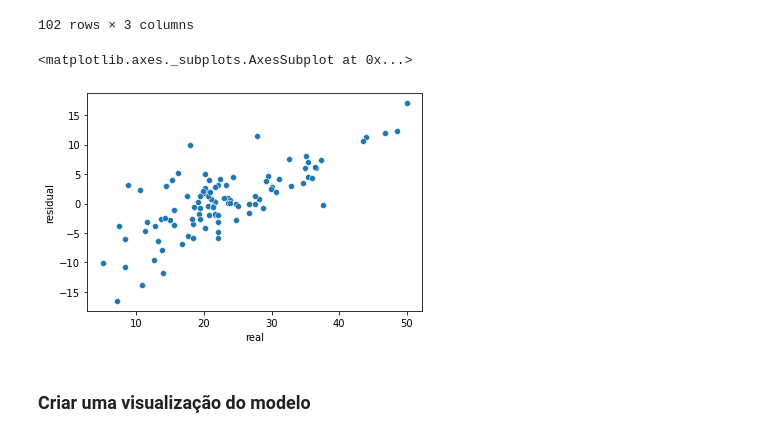
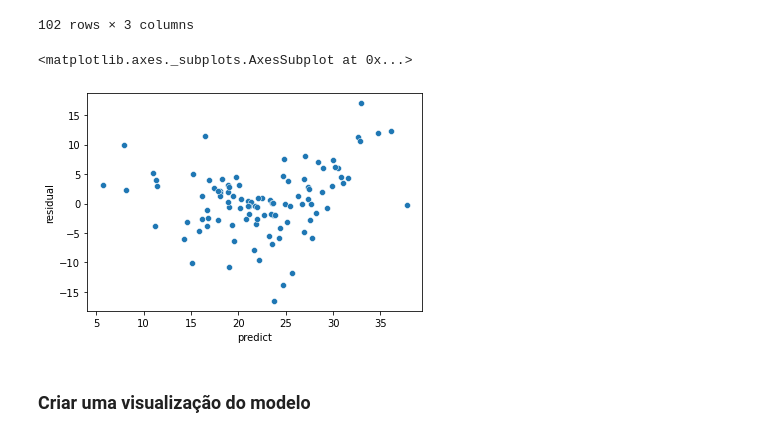
Before and after one commit to abakashi/dinamica_dex04_day05, a Jupyter notebook: Exercicio1_reg_linear.ipynb, the cells around one changed output. Saved outputs shown, nothing was run; the diff lists cells and outputs as text; code cells hidden in the pictures.

```diff
--- a/Exercicio1_reg_linear.ipynb
+++ b/Exercicio1_reg_linear.ipynb
@@ -273,10 +273,10 @@ residuals
 | 320 | 23.8 | 23.671702 | 0.128298 |
 102 rows × 3 columns
 # %%
-sns.scatterplot(x=residuals['real'], y=residuals['residual'])
+sns.scatterplot(x=residuals['predict'], y=residuals['residual'])
 # %% [output]
 <matplotlib.axes._subplots.AxesSubplot at 0x...>
-[figure, old version]
+[figure, new version]
 # %% [markdown]
 ### Criar uma visualização do modelo
 # %% [markdown]
```
